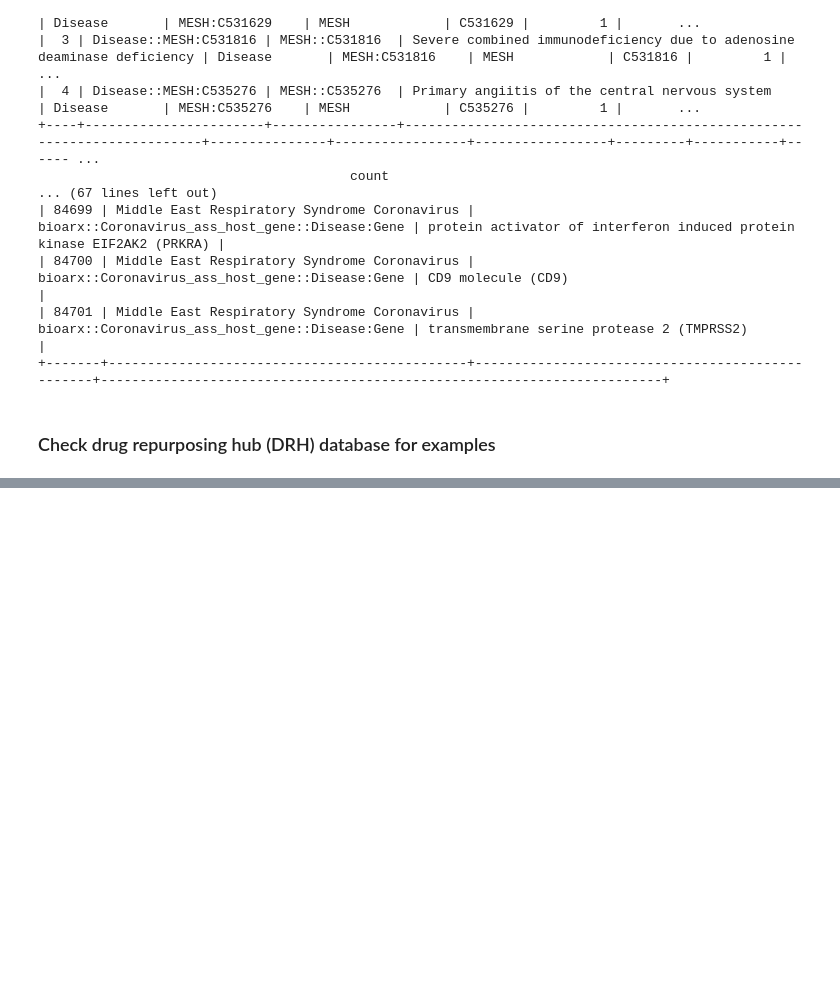
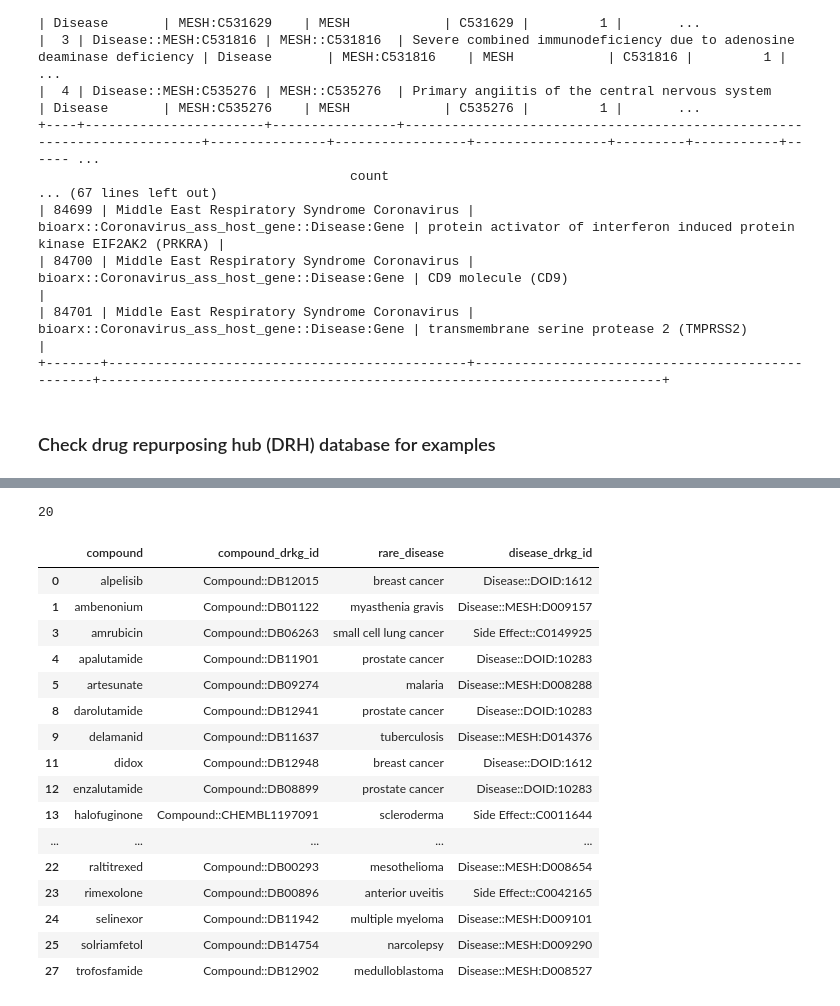
Before and after one commit to Ale9806/SIMPLLM, a Jupyter notebook: DRKG_mapping_with_BiolinkBERT.ipynb, the cells around one changed output, grey strips where cells are left out. Cells and saved outputs as stored; diff of their text form; code cells hidden in the pictures; blank space fills up the shorter version.

```diff
--- a/DRKG_mapping_with_BiolinkBERT.ipynb
+++ b/DRKG_mapping_with_BiolinkBERT.ipynb
@@ -758,2 +752,33 @@ drkg_test
+# %%
+# Check for rare disease links in DRKG
+test_rd_drkg = drkg_translated[drkg_translated['relationshipId'].str.contains('Compound:Disease')]
+test_rd_drkg[test_rd_drkg['head_entity'].str.lower() == 'apalutamide']
+
+# Count distinct links
+drkg_test_ct = drkg_test.copy()
+drkg_test_ct['compound'] = drkg_test_ct['compound'].str.lower()
+drkg_test_ct['rare_disease'] = drkg_test_ct['rare_disease'].str.lower()
+drkg_test_ct = drkg_test_ct.drop_duplicates(subset=['compound', 'rare_disease'])
+print(len(drkg_test_ct))
+drkg_test_ct
+# %% [output]
+20
+|  | compound | compound_drkg_id | rare_disease | disease_drkg_id |
+| 0 | alpelisib | Compound::DB12015 | breast cancer | Disease::DOID:1612 |
+| 1 | ambenonium | Compound::DB01122 | myasthenia gravis | Disease::MESH:D009157 |
+| 3 | amrubicin | Compound::DB06263 | small cell lung cancer | Side Effect::C0149925 |
+| 4 | apalutamide | Compound::DB11901 | prostate cancer | Disease::DOID:10283 |
+| 5 | artesunate | Compound::DB09274 | malaria | Disease::MESH:D008288 |
+| 8 | darolutamide | Compound::DB12941 | prostate cancer | Disease::DOID:10283 |
+| 9 | delamanid | Compound::DB11637 | tuberculosis | Disease::MESH:D014376 |
+| 11 | didox | Compound::DB12948 | breast cancer | Disease::DOID:1612 |
+| 12 | enzalutamide | Compound::DB08899 | prostate cancer | Disease::DOID:10283 |
+| 13 | halofuginone | Compound::CHEMBL1197091 | scleroderma | Side Effect::C0011644 |
+| ... | ... | ... | ... | ... |
+| 22 | raltitrexed | Compound::DB00293 | mesothelioma | Disease::MESH:D008654 |
+| 23 | rimexolone | Compound::DB00896 | anterior uveitis | Side Effect::C0042165 |
+| 24 | selinexor | Compound::DB11942 | multiple myeloma | Disease::MESH:D009101 |
+| 25 | solriamfetol | Compound::DB14754 | narcolepsy | Disease::MESH:D009290 |
+| 27 | trofosfamide | Compound::DB12902 | medulloblastoma | Disease::MESH:D008527 |
 # %%
 drkg_test.to_csv("test_raredisease_links.csv")
```
Also changed, not shown: parts of 4 cells of this notebook, 2 other files.
